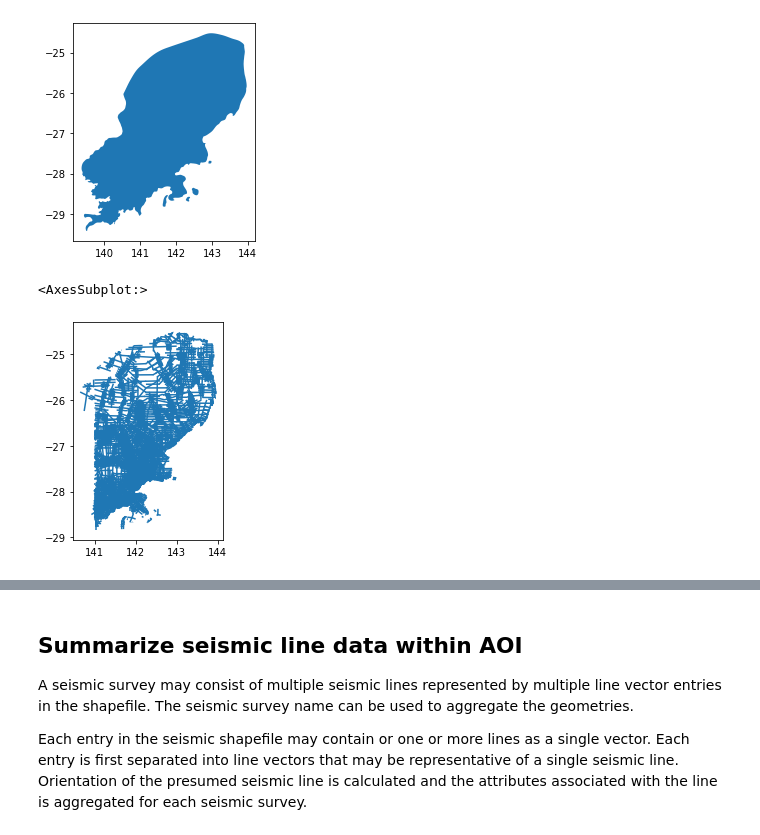
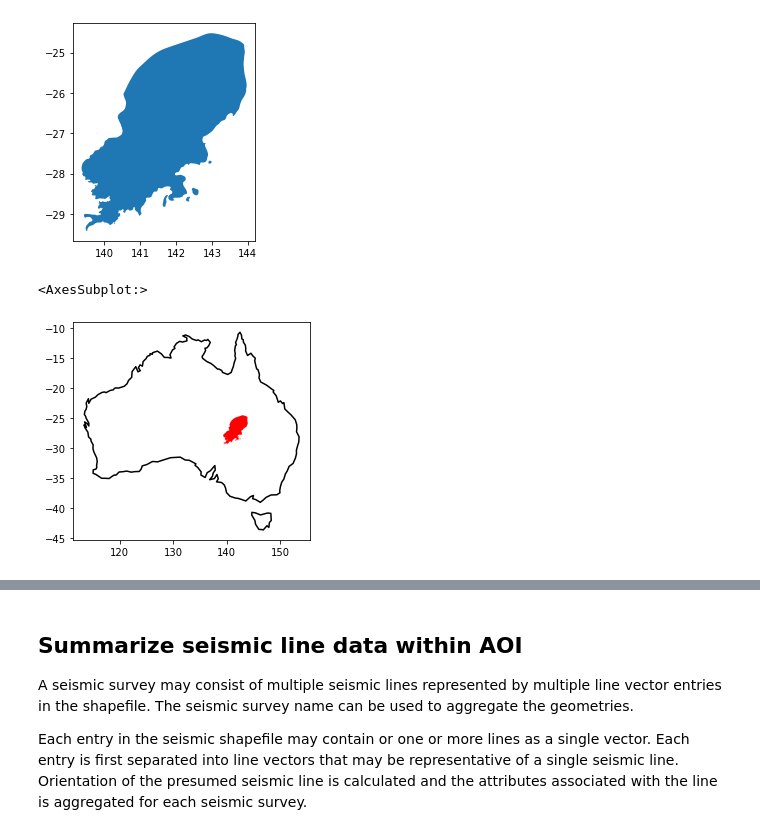
Before and after one commit to cericia/demo, a Jupyter notebook: seismic.ipynb, the cells around one changed output, grey strips where cells are left out. Drawn from its saved outputs; the diff is of its cells as text; code cells hidden in the pictures.

```diff
--- a/seismic.ipynb
+++ b/seismic.ipynb
@@ -120,5 +124,8 @@ seisQD1 = gpd.clip(seis_qld,aoi)
-# %%
-seisQD1.plot()
-# %% [output]
-<AxesSubplot:>
-[figure, removed]
+# %%
+# plot AOI
+fig,ax = plt.subplots()
+aus.boundary.plot(ax=ax,color='black')
+aoi.plot(ax=ax,color='red')
+# %% [output]
+<AxesSubplot:>
+[figure, added]
```
Also changed, not shown: parts of 7 cells of this notebook.
